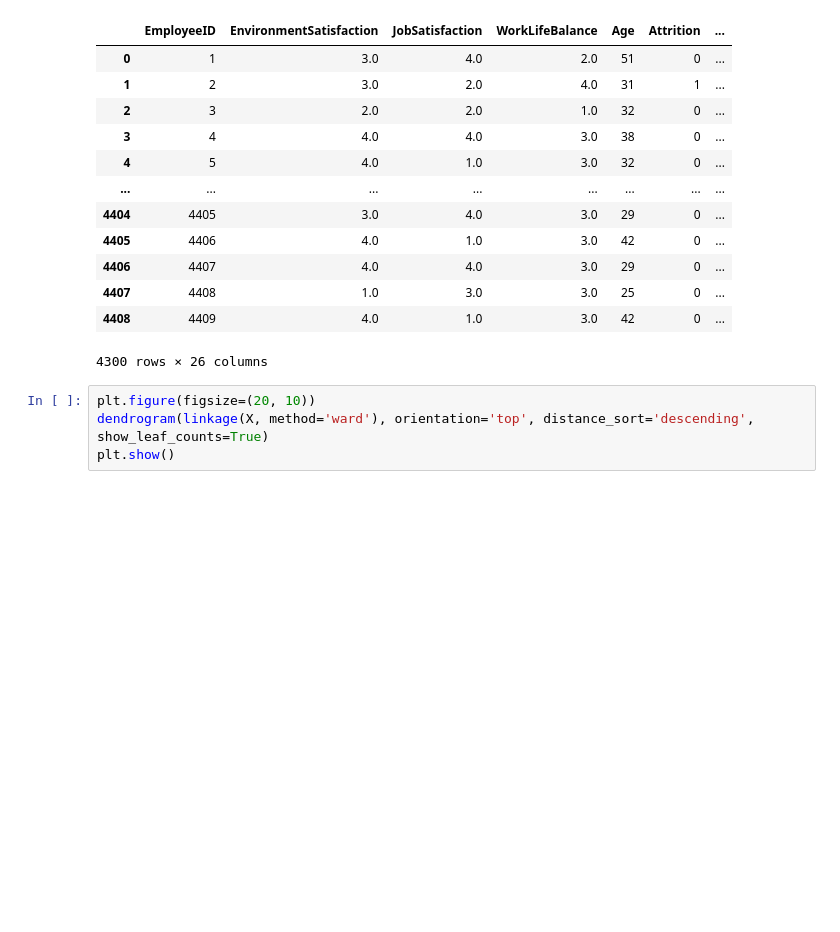
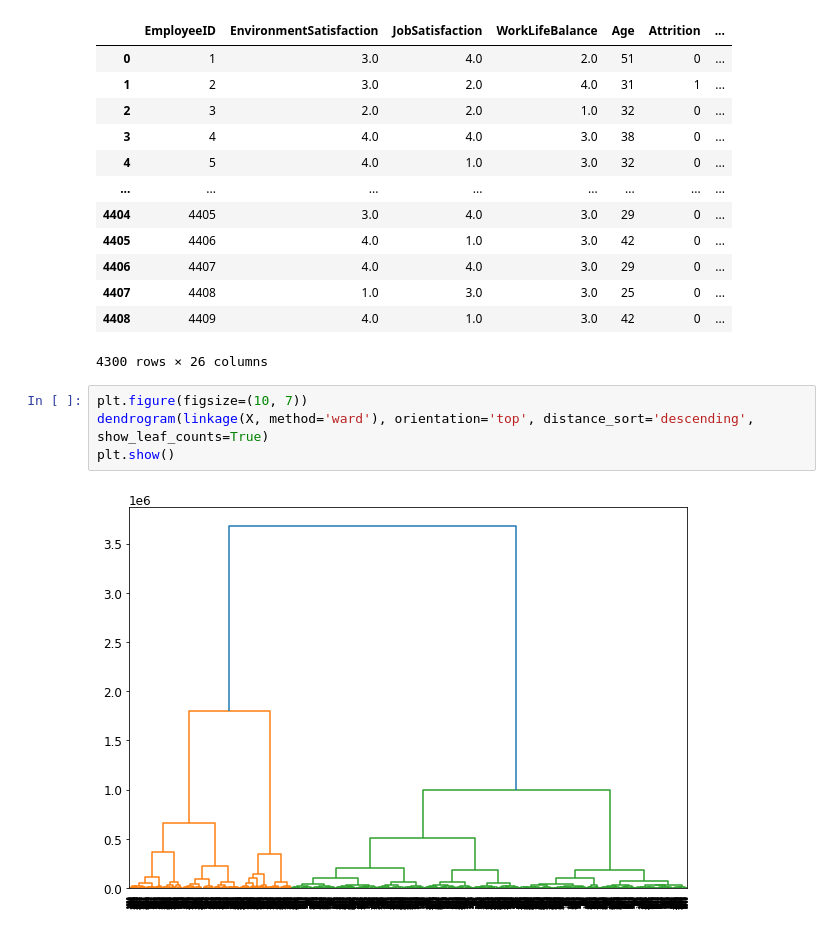
Before and after one commit to Bnder1/Projet-IA, a Jupyter notebook: Projet-IA.ipynb, the cells around one changed output. Drawn from its saved outputs; the diff is of its cells as text; blank space fills up the shorter version.

```diff
--- a/Projet-IA.ipynb
+++ b/Projet-IA.ipynb
@@ -296,6 +296,8 @@ X
 | 4408 | 4409 | 4.0 | 1.0 | 3.0 | 42 | 0 | ... |
 4300 rows × 26 columns
 # %%
-plt.figure(figsize=(20, 10))
+plt.figure(figsize=(10, 7))
 dendrogram(linkage(X, method='ward'), orientation='top', distance_sort='descending', show_leaf_counts=True)
 plt.show()
+# %% [output]
+[figure, added]
```
Also changed, not shown: parts of 1 cell of this notebook.
